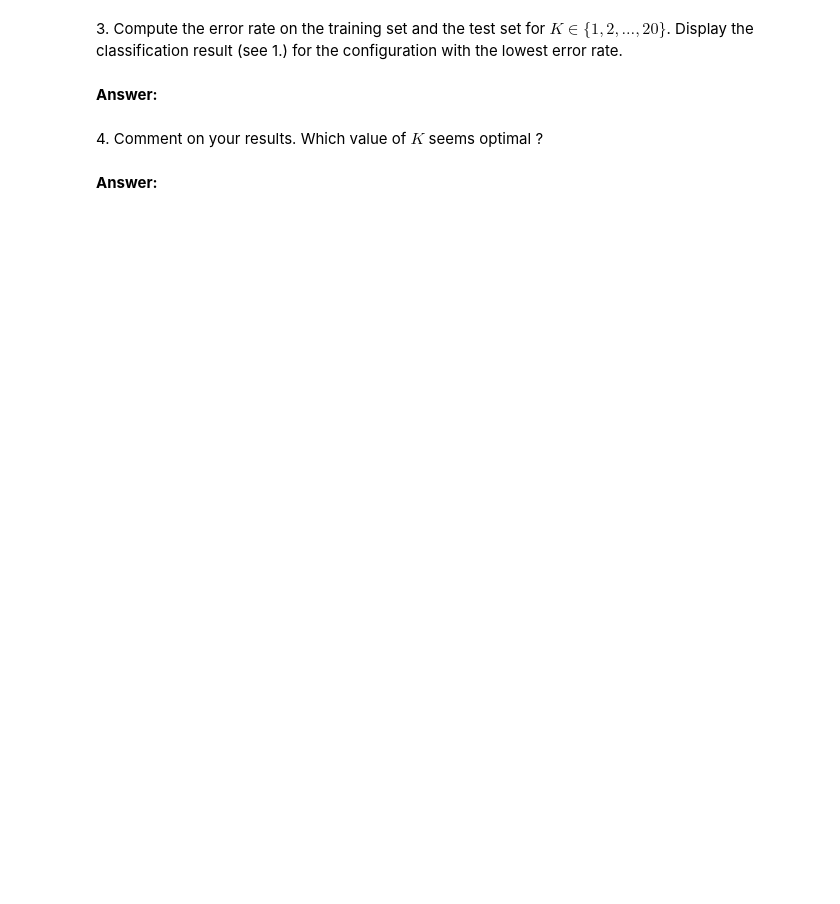
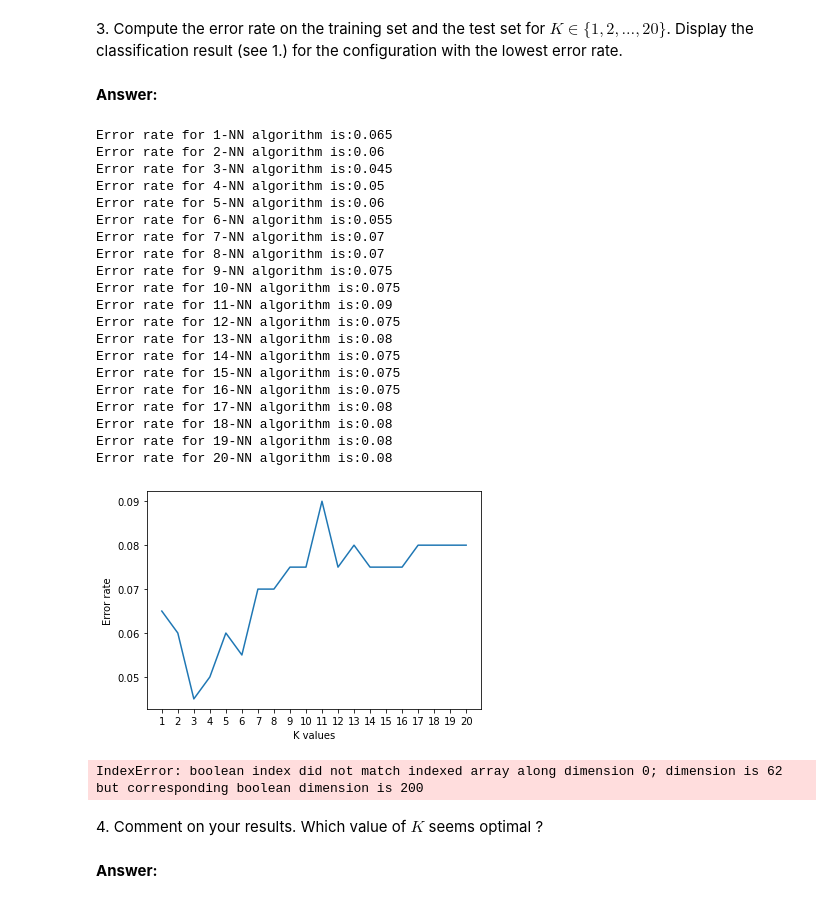
Before and after one commit to azagal952/sdi_python, a Jupyter notebook: Labs/Lab4/lab4.ipynb, the cells around one changed output. Drawn from its saved outputs; the diff is of its cells as text; code cells hidden in the pictures; blank space fills up the shorter version.

Commit message:
LAB 4 - Error rates

```diff
--- a/Labs/Lab4/lab4.ipynb
+++ b/Labs/Lab4/lab4.ipynb
@@ -65,13 +65,14 @@ N_test = test.shape[0]
 # %%
 # load the training set
 train = np.loadtxt('data/synth_train.txt')
-class_train = train[:, 0] # labels of the train set
+class_train = train[:, 0].astype(int) # labels of the train set
 class_train_1 = train[train[:, 0] == 1]
 class_train_2 = train[train[:, 0] == 2]
 x_train = train[:, 1:]
 
 # load the test set
 test = np.loadtxt('data/synth_test.txt')
+class_test = test[:, 0].astype(int)
 class_test_1 = test[test[:, 0] == 1]
 class_test_2 = test[test[:, 0] == 2]
 x_test = test[:, 1:]
@@ -109,12 +110,11 @@ def KNN_algorithm(x_train, class_train, x_test, k):
     Returns:
         np.ndarray: predicted labels for x_test
     """
-    class_test_pred = np.zeros(x_test.shape[0])
+    class_test_pred = np.zeros(x_test.shape[0], dtype=class_train.dtype)
 
     for i, test_point in enumerate(x_test):
         ## For each point of the test set, we compute the distance between each point of x_train and this test point.
         distances = np.linalg.norm(x_train - test_point, axis=1)
-        print(x_train-test_point)
 
         ## We select indexes of the k points of x_train for which the distance with the point of x_test is minimal
         nearest_neighbor_ids = np.argsort(distances)[:k]
@@ -146,3 +130,54 @@ def KNN_algorithm(x_train, class_train, x_test, k):
+# %%
+error_rate = np.zeros(20)
+for k in range (1,21):
+    class_test_pred=KNN_algorithm(x_train, class_train, x_test, k)
+    sum=np.sum(class_test_pred!=class_test)
+    error_rate[k - 1] = sum/N_test
+    print(f"Error rate for {k}-NN algorithm is:{error_rate[k - 1]}")
+plt.plot(np.arange(1,21),error_rate)
+plt.xticks(range(1,21))
+plt.xlabel('K values')
+plt.ylabel("Error rate")
+plt.show()
+# %% [output]
+Error rate for 1-NN algorithm is:0.065
+Error rate for 2-NN algorithm is:0.06
+Error rate for 3-NN algorithm is:0.045
+Error rate for 4-NN algorithm is:0.05
+Error rate for 5-NN algorithm is:0.06
+Error rate for 6-NN algorithm is:0.055
+Error rate for 7-NN algorithm is:0.07
+Error rate for 8-NN algorithm is:0.07
+Error rate for 9-NN algorithm is:0.075
+Error rate for 10-NN algorithm is:0.075
+Error rate for 11-NN algorithm is:0.09
+Error rate for 12-NN algorithm is:0.075
+Error rate for 13-NN algorithm is:0.08
+Error rate for 14-NN algorithm is:0.075
+Error rate for 15-NN algorithm is:0.075
+Error rate for 16-NN algorithm is:0.075
+Error rate for 17-NN algorithm is:0.08
+Error rate for 18-NN algorithm is:0.08
+Error rate for 19-NN algorithm is:0.08
+Error rate for 20-NN algorithm is:0.08
+[figure, added]
+# %%
+class_test_pred=KNN_algorithm(x_train, class_train, x_test, 3)
+
+false_positive = class_test_1[class_test_pred[:] == 2]
+false_negative = class_test_2[class_test_pred == 1]
+true_positive = class_test_2[class_test_pred == 2]
+true_negative = class_test_1[class_test_pred == 1]
+
+
+plt.scatter(class_train_1[:, 1], class_train_1[:, 2], color='red',  label='Class 1')
+plt.scatter(class_train_2[:, 1], class_train_2[:, 2], color='blue', label='Class 2')
+x=np.array([[-2,0],[1.5,3.7]])
+plt.plot(x[:,0],x[:,1], '-', color='purple')
+plt.legend(loc = 'best')
+plt.show()
+# %% [output]
+IndexError: boolean index did not match indexed array along dimension 0; dimension is 62 but corresponding boolean dimension is 200
 # %% [markdown]
 4\. Comment on your results. Which value of $K$ seems optimal ?
 # %% [markdown]
```
Also changed, not shown: parts of 4 cells of this notebook.
